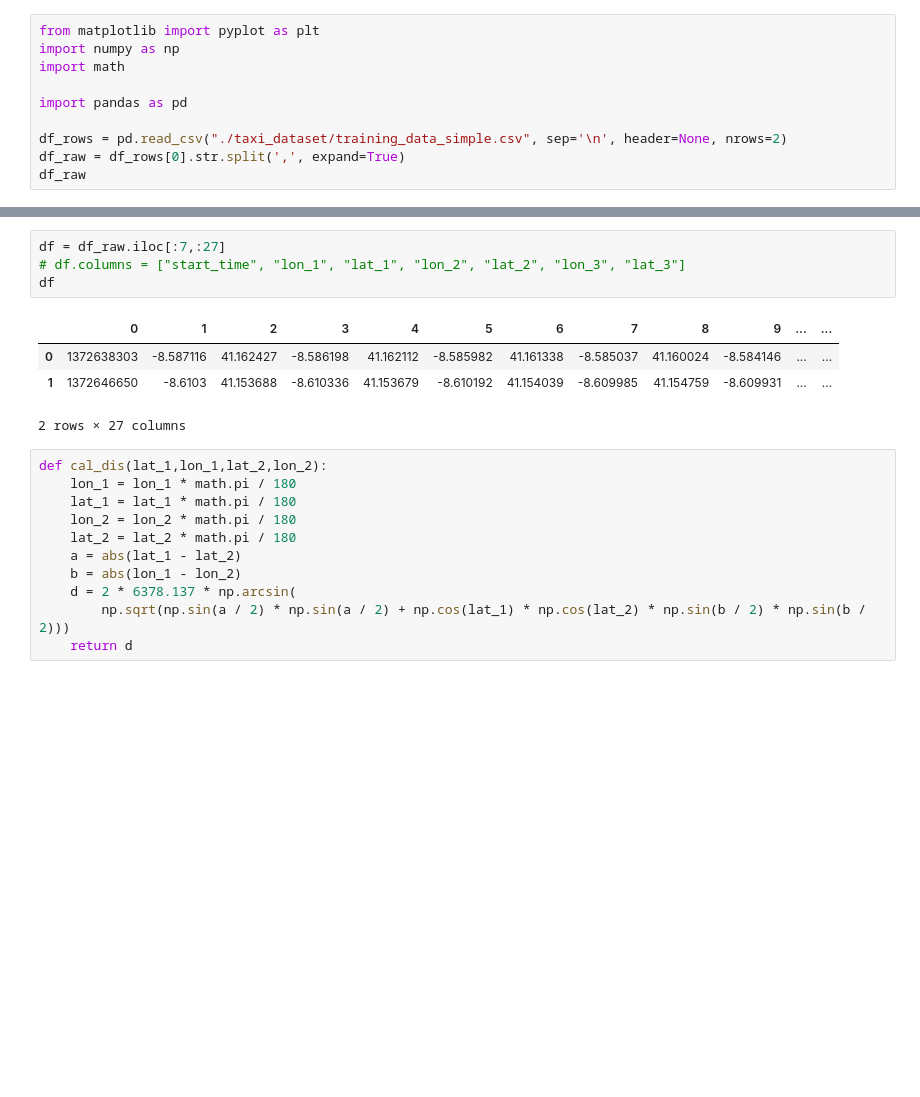
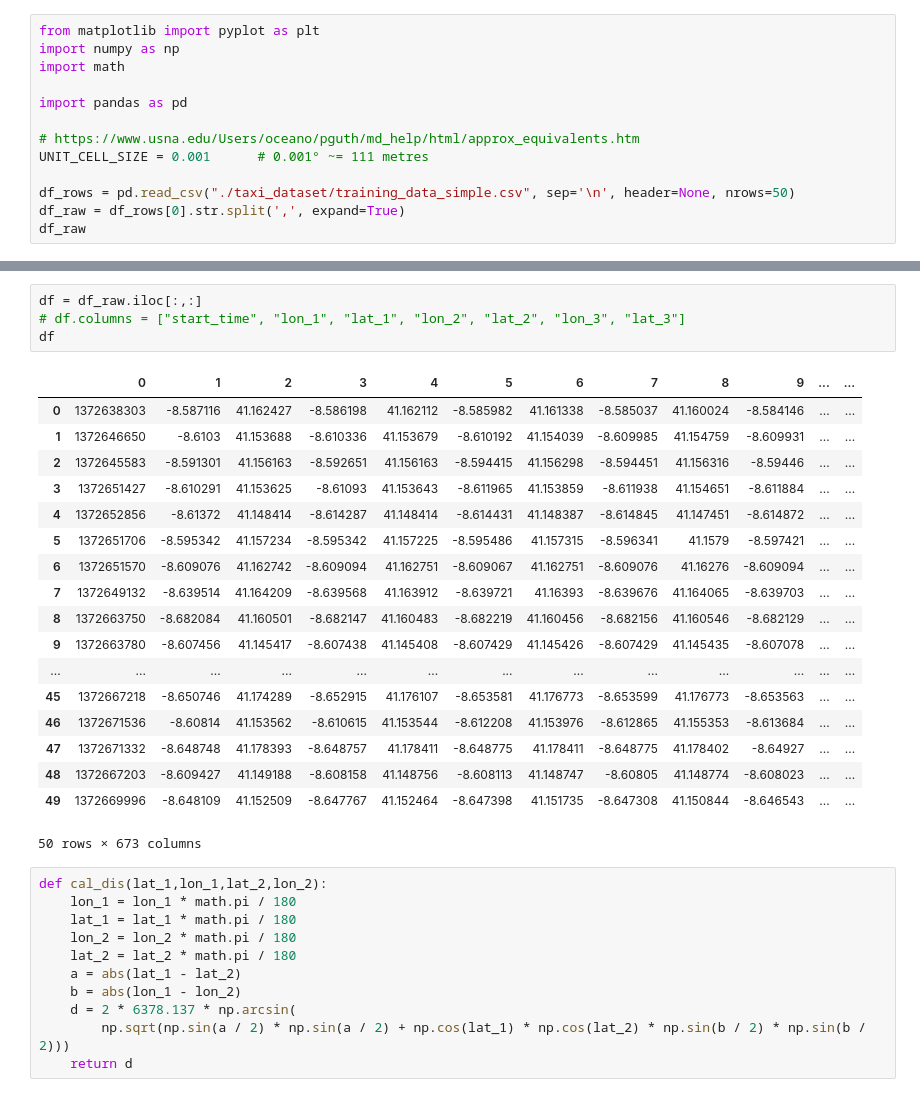
Before and after one commit to owidjaja/trajectory_analysis, a Jupyter notebook: rf.ipynb, the cells around one changed output, grey strips where cells are left out. Drawn from its saved outputs; the diff is of its cells as text; blank space fills up the shorter version.

```diff
--- a/rf.ipynb
+++ b/rf.ipynb
@@ -5,7 +5,10 @@ import math
 
 import pandas as pd
 
-df_rows = pd.read_csv("./taxi_dataset/training_data_simple.csv", sep='\n', header=None, nrows=2)
+# https://www.usna.edu/Users/oceano/pguth/md_help/html/approx_equivalents.htm
+UNIT_CELL_SIZE = 0.001      # 0.001° ~= 111 metres
+
+df_rows = pd.read_csv("./taxi_dataset/training_data_simple.csv", sep='\n', header=None, nrows=50)
 df_raw = df_rows[0].str.split(',', expand=True)
 df_raw
 # %% [output]
@@ -16,12 +33,26 @@ df_raw
 # %%
-df = df_raw.iloc[:7,:27]
+df = df_raw.iloc[:,:]
 # df.columns = ["start_time", "lon_1", "lat_1", "lon_2", "lat_2", "lon_3", "lat_3"]
 df
 # %% [output]
 |  | 0 | 1 | 2 | 3 | 4 | 5 | 6 | 7 | 8 | 9 | ... | ... |
 | 0 | 1372638303 | -8.587116 | 41.162427 | -8.586198 | 41.162112 | -8.585982 | 41.161338 | -8.585037 | 41.160024 | -8.584146 | ... | ... |
 | 1 | 1372646650 | -8.6103 | 41.153688 | -8.610336 | 41.153679 | -8.610192 | 41.154039 | -8.609985 | 41.154759 | -8.609931 | ... | ... |
+| 2 | 1372645583 | -8.591301 | 41.156163 | -8.592651 | 41.156163 | -8.594415 | 41.156298 | -8.594451 | 41.156316 | -8.59446 | ... | ... |
+| 3 | 1372651427 | -8.610291 | 41.153625 | -8.61093 | 41.153643 | -8.611965 | 41.153859 | -8.611938 | 41.154651 | -8.611884 | ... | ... |
+| 4 | 1372652856 | -8.61372 | 41.148414 | -8.614287 | 41.148414 | -8.614431 | 41.148387 | -8.614845 | 41.147451 | -8.614872 | ... | ... |
+| 5 | 1372651706 | -8.595342 | 41.157234 | -8.595342 | 41.157225 | -8.595486 | 41.157315 | -8.596341 | 41.1579 | -8.597421 | ... | ... |
+| 6 | 1372651570 | -8.609076 | 41.162742 | -8.609094 | 41.162751 | -8.609067 | 41.162751 | -8.609076 | 41.16276 | -8.609094 | ... | ... |
+| 7 | 1372649132 | -8.639514 | 41.164209 | -8.639568 | 41.163912 | -8.639721 | 41.16393 | -8.639676 | 41.164065 | -8.639703 | ... | ... |
+| 8 | 1372663750 | -8.682084 | 41.160501 | -8.682147 | 41.160483 | -8.682219 | 41.160456 | -8.682156 | 41.160546 | -8.682129 | ... | ... |
+| 9 | 1372663780 | -8.607456 | 41.145417 | -8.607438 | 41.145408 | -8.607429 | 41.145426 | -8.607429 | 41.145435 | -8.607078 | ... | ... |
+| ... | ... | ... | ... | ... | ... | ... | ... | ... | ... | ... | ... | ... |
+| 45 | 1372667218 | -8.650746 | 41.174289 | -8.652915 | 41.176107 | -8.653581 | 41.176773 | -8.653599 | 41.176773 | -8.653563 | ... | ... |
+| 46 | 1372671536 | -8.60814 | 41.153562 | -8.610615 | 41.153544 | -8.612208 | 41.153976 | -8.612865 | 41.155353 | -8.613684 | ... | ... |
+| 47 | 1372671332 | -8.648748 | 41.178393 | -8.648757 | 41.178411 | -8.648775 | 41.178411 | -8.648775 | 41.178402 | -8.64927 | ... | ... |
+| 48 | 1372667203 | -8.609427 | 41.149188 | -8.608158 | 41.148756 | -8.608113 | 41.148747 | -8.60805 | 41.148774 | -8.608023 | ... | ... |
+| 49 | 1372669996 | -8.648109 | 41.152509 | -8.647767 | 41.152464 | -8.647398 | 41.151735 | -8.647308 | 41.150844 | -8.646543 | ... | ... |
-2 rows × 27 columns
+50 rows × 673 columns
 # %%
 def cal_dis(lat_1,lon_1,lat_2,lon_2):
     lon_1 = lon_1 * math.pi / 180
```
Also changed, not shown: parts of 17 cells of this notebook, 1 other file.
